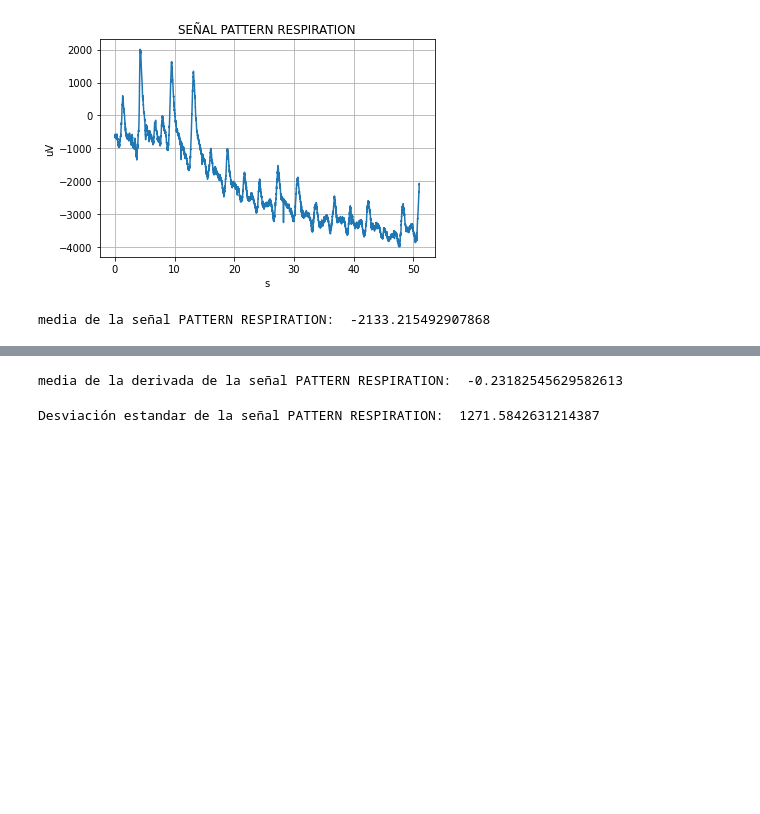
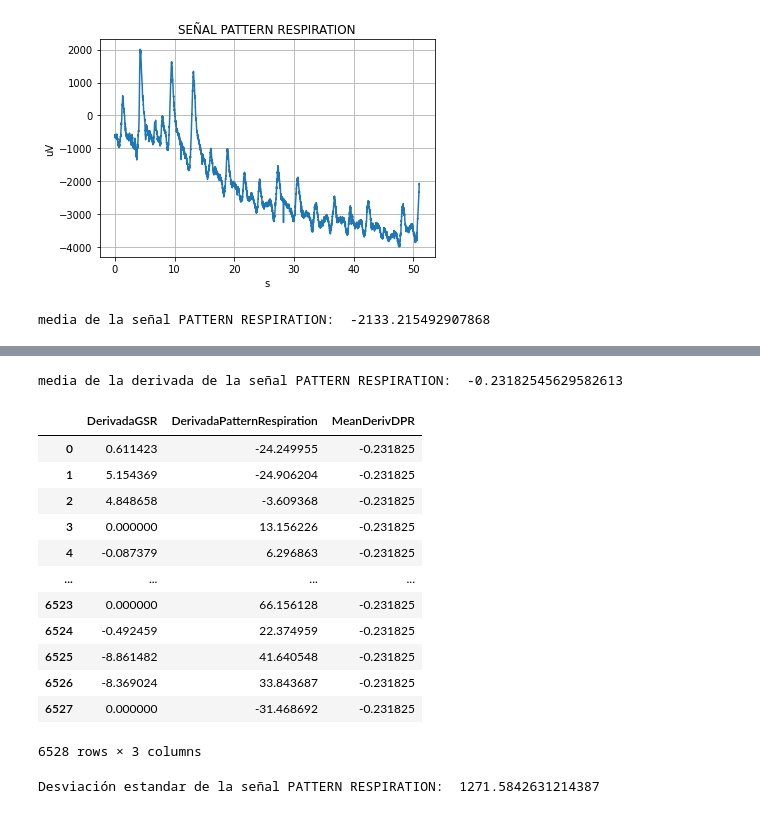
Before and after one commit to ManueloRZ2/MiniProyecto, a Jupyter notebook: Miniproyecto1(com1).ipynb, the cells around one changed output, grey strips where cells are left out. Cells and saved outputs as stored; diff of their text form; code cells hidden in the pictures; blank space fills up the shorter version.

```diff
--- a/Miniproyecto1(com1).ipynb
+++ b/Miniproyecto1(com1).ipynb
@@ -144,6 +161,8 @@ for i in DerivGSR:
 
 Propor=negativos/len(DerivGSR)
 print("Proporción de negativos en la derivada respecto a la cantidad de muestras:",Propor*100,"%")
+
+DF=pd.DataFrame({'DerivadaGSR':DerivGSR})  # crea el dataframe con la primera columna
 # %% [output]
 media de la señal GSR [Respuesta Galvánica de la piel]:  [ 0.6114232   5.15436936  4.84865776 ... -8.86148208 -8.36902352
   0.        ]
@@ -222,6 +241,8 @@ plt.plot(DerivPR)
 plt.xlabel('Muestras')
 plt.ylabel('Valores asociados')
 plt.grid()
+
+DF['DerivadaPatternRespiration']= DerivPR  #Adiciona columna de derivadas de respiración
 # %% [output]
 la derivada de la señal PATTERN RESPIRATION:  [-24.24995519 -24.90620398  -3.60936833 ...  41.64054806  33.84368747
  -31.46869185]
@@ -229,10 +263,25 @@ la derivada de la señal PATTERN RESPIRATION:  [-24.24995519 -24.90620398  -3.60
 # %%
 #Media de la derivada de la señal PATTERN RESPIRATION
 
 mediaDPR=np.mean(DerivPR, axis=0)
 print("media de la derivada de la señal PATTERN RESPIRATION: ",mediaDPR)
+
+DF['MeanDerivDPR']= mediaDPR  #Adiciona columna de derivadas de respiración
 # %% [output]
 media de la derivada de la señal PATTERN RESPIRATION:  -0.23182545629582613
+|  | DerivadaGSR | DerivadaPatternRespiration | MeanDerivDPR |
+| 0 | 0.611423 | -24.249955 | -0.231825 |
+| 1 | 5.154369 | -24.906204 | -0.231825 |
+| 2 | 4.848658 | -3.609368 | -0.231825 |
+| 3 | 0.000000 | 13.156226 | -0.231825 |
+| 4 | -0.087379 | 6.296863 | -0.231825 |
+| ... | ... | ... | ... |
+| 6523 | 0.000000 | 66.156128 | -0.231825 |
+| 6524 | -0.492459 | 22.374959 | -0.231825 |
+| 6525 | -8.861482 | 41.640548 | -0.231825 |
+| 6526 | -8.369024 | 33.843687 | -0.231825 |
+| 6527 | 0.000000 | -31.468692 | -0.231825 |
+6528 rows × 3 columns
 # %%
 #Desviación estandar de la señal PATTERN RESPIRATION
 import statistics
```
Also changed, not shown: parts of 3 cells of this notebook.
